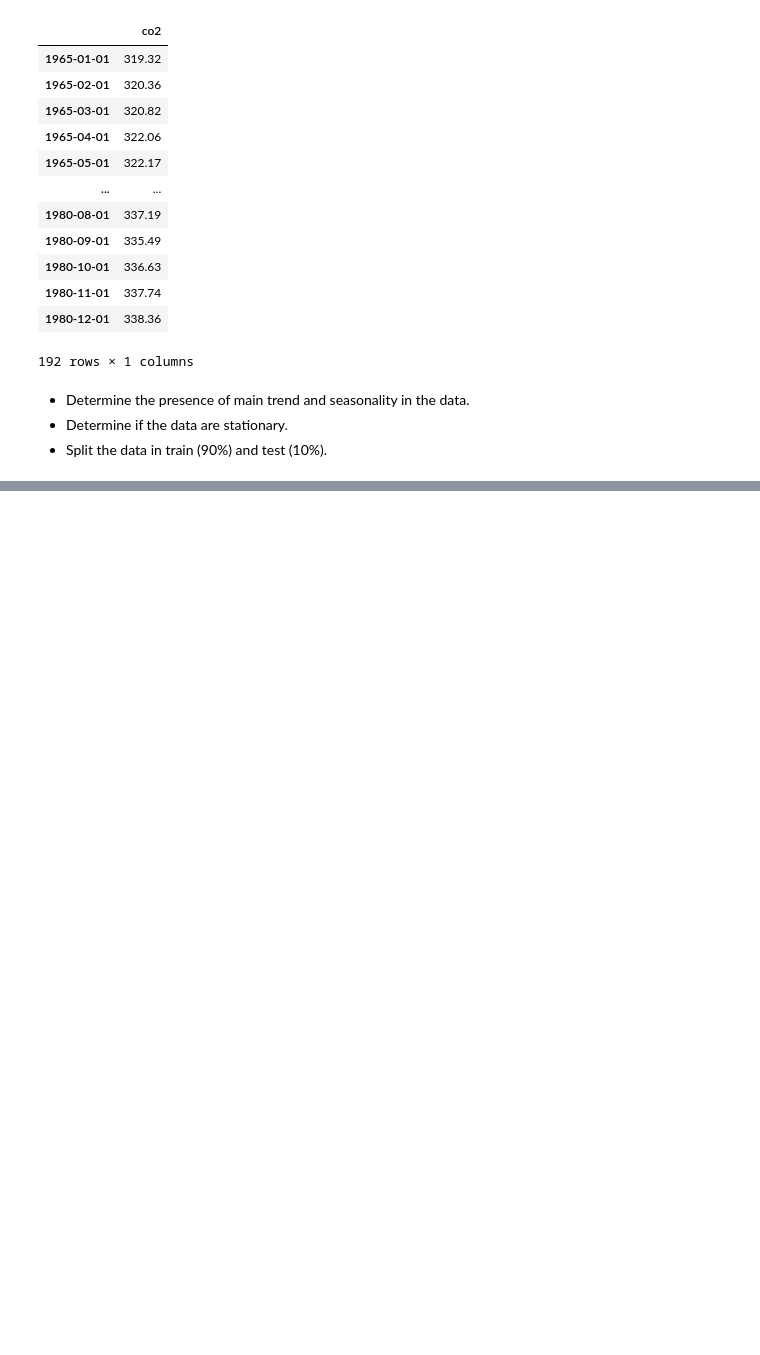
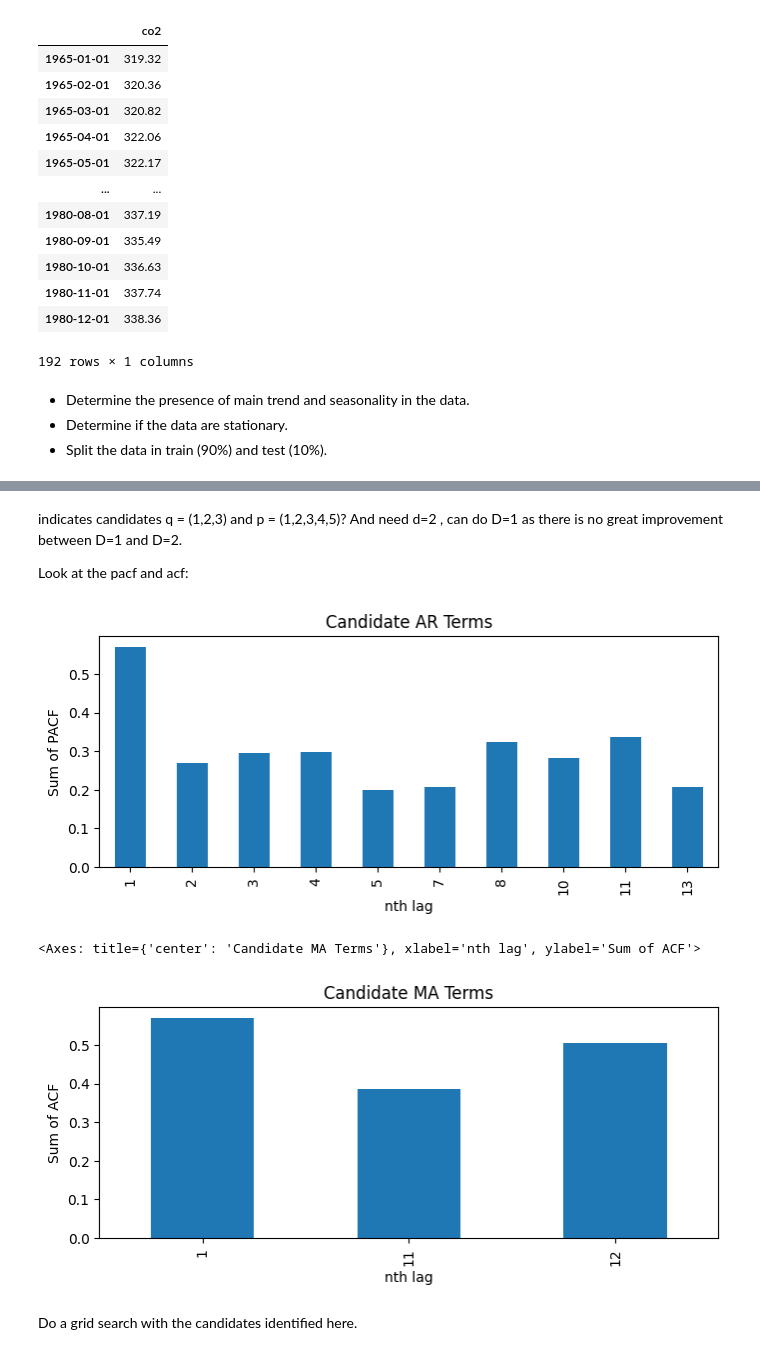
Before and after one commit to Selkief/python-time-series-handbook, a Jupyter notebook: exercises5-8.ipynb, the cells around one changed output, grey strips where cells are left out. Saved outputs shown, nothing was run; the diff lists cells and outputs as text; code cells hidden in the pictures; blank space fills up the shorter version.

```diff
--- a/exercises5-8.ipynb
+++ b/exercises5-8.ipynb
@@ -52,0 +158,54 @@ ValueError: Unable to coerce to Series, length must be 1: given 192
+# %% [markdown]
+indicates candidates q = (1,2,3) and p = (1,2,3,4,5)? And need d=2 , can do D=1 as there is no great improvement between D=1 and D=2.
+
+Look at the pacf and acf:
+# %%
+#use function from the lecture
+passed_series = pd.DataFrame([co2_stat2]).T
+df_sp_p = pd.DataFrame() # create an empty dataframe to store values of significant spikes in PACF plots
+for i in passed_series:
+    # unpack the results into PACF and their CI
+    PACF, PACF_ci = pacf(passed_series[i].dropna(), alpha=0.05, method='ywm')
+    # subtract the upper and lower limits of CI by PACF to centre CI at zero
+    PACF_ci_ll = PACF_ci[:,0] - PACF
+    PACF_ci_ul = PACF_ci[:,1] - PACF
+    # find positions of significant spikes representing possible value of p & P
+    sp1 = np.where(PACF < PACF_ci_ll)[0]
+    sp2 = np.where(PACF > PACF_ci_ul)[0]
+    # PACF values of the significant spikes
+    sp1_value = abs(PACF[PACF < PACF_ci_ll])
+    sp2_value = PACF[PACF > PACF_ci_ul]
+    # store values to dataframe
+    sp1_series = pd.Series(sp1_value, index=sp1)
+    sp2_series = pd.Series(sp2_value, index=sp2)
+    df_sp_p = pd.concat((df_sp_p, sp1_series, sp2_series), axis=1)
+df_sp_p = df_sp_p.sort_index() # Sort the dataframe by index
+# visualize sums of values of significant spikes in PACF plots ordered by lag
+df_sp_p.iloc[1:].T.sum().plot(kind='bar', title='Candidate AR Terms', xlabel='nth lag', ylabel='Sum of PACF', figsize=(8,3))
+plt.show()
+df_sp_q = pd.DataFrame()
+for i in passed_series:
+    # unpack the results into ACF and their CI
+    ACF, ACF_ci = acf(passed_series[i].dropna(), alpha=0.05)
+    # subtract the upper and lower limits of CI by ACF to centre CI at zero
+    ACF_ci_ll = ACF_ci[:,0] - ACF
+    ACF_ci_ul = ACF_ci[:,1] - ACF
+    # find positions of significant spikes representing possible value of q & Q
+    sp1 = np.where(ACF < ACF_ci_ll)[0]
+    sp2 = np.where(ACF > ACF_ci_ul)[0]
+    # ACF values of the significant spikes
+    sp1_value = abs(ACF[ACF < ACF_ci_ll])
+    sp2_value = ACF[ACF > ACF_ci_ul]
+    # store values to dataframe
+    sp1_series = pd.Series(sp1_value, index=sp1)
+    sp2_series = pd.Series(sp2_value, index=sp2)
+    df_sp_q = pd.concat((df_sp_q, sp1_series, sp2_series), axis=1)
+df_sp_q = df_sp_q.sort_index() # Sort the dataframe by index
+# visualize sums of values of significant spikes in ACF plots ordered by lags
+df_sp_q.iloc[1:].T.sum().plot(kind='bar', title='Candidate MA Terms', xlabel='nth lag', ylabel='Sum of ACF', figsize=(8,3))
+# %% [output]
+[figure, added]
+<Axes: title={'center': 'Candidate MA Terms'}, xlabel='nth lag', ylabel='Sum of ACF'>
+[figure, added]
+# %% [markdown]
+Do a grid search with the candidates identified here.
```
Also changed, not shown: parts of 24 cells of this notebook, 1 other file.
